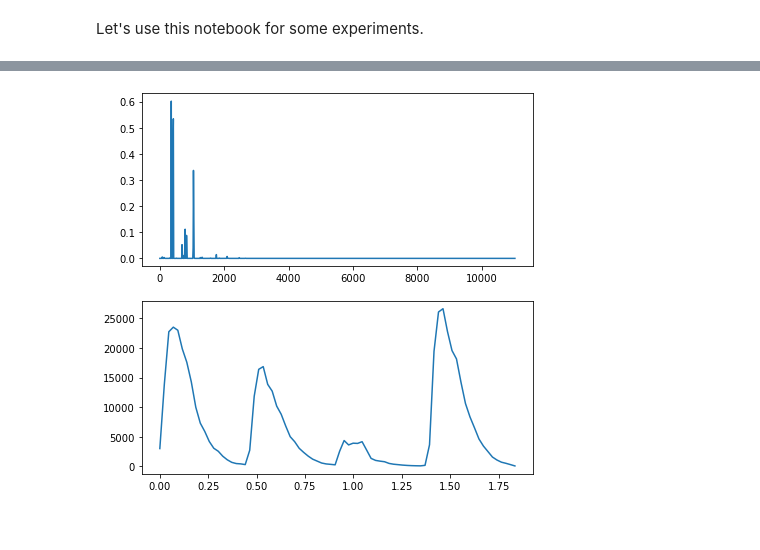
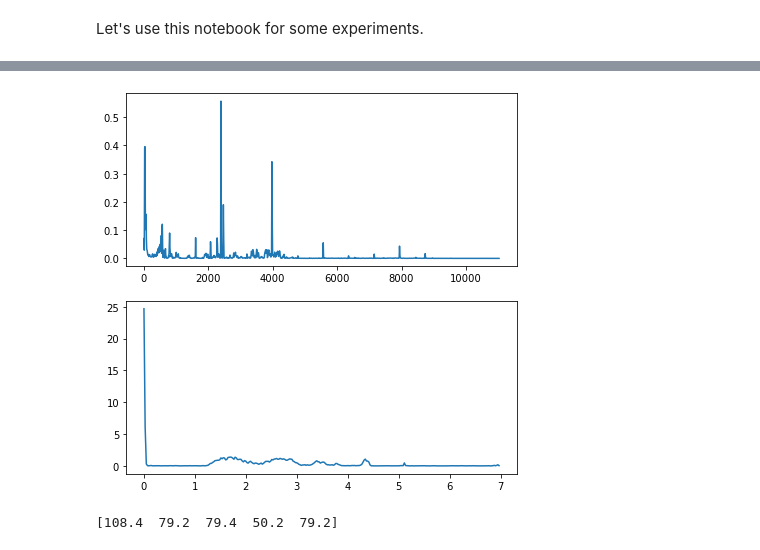
Before and after one commit to mariasoroka/StatisticalMachineLearning, a Jupyter notebook: test_notebook.ipynb, the cells around one changed output, grey strips where cells are left out. Cells and saved outputs as stored; diff of their text form; code cells hidden in the pictures.

Commit message:
pitch decoding

```diff
--- a/test_notebook.ipynb
+++ b/test_notebook.ipynb
@@ -4,13 +4,12 @@ Let's use this notebook for some experiments.
 from NMF import *
 %matplotlib inline
 # %%
-filename = './data/test.wav'
+filename = './data/G5.wav'
 ViolinRecording = Recording(filename)
 ViolinSpectrogram = ViolinRecording.compute_spectrogram()
 ViolinSpectrogram.visualize()
 ViolinSpectrogram.restore_recording("./data/exp.wav")
 matrix_to_factorize = NMF(ViolinSpectrogram.compute_matrix())
-# matrix_to_factorize = NMF(ViolinSpectrogram.spectrogram)
 W, H, WH = matrix_to_factorize.factorize_EM_IS(5, 500)
 C_matrices = matrix_to_factorize.wiener_reconstruction(W, H, WH)
 # %% [output]
@@ -30,9 +29,13 @@ new_spectrogram.restore_recording("./data/exp_note.wav")
 # %%
 fig = plt.figure(figsize=(7, 7))
 ax1 = fig.add_subplot(211)
-ax1.plot(ViolinSpectrogram.compute_frequencies_times()[0], W[:, 0])
+ax1.plot(ViolinSpectrogram.compute_frequencies_times()[0], W[:, 1])
 ax2 = fig.add_subplot(212)
-ax2.plot(ViolinSpectrogram.compute_frequencies_times()[1], H[0, :])
+ax2.plot(ViolinSpectrogram.compute_frequencies_times()[1], H[1, :])
 plt.show()
 # %% [output]
-[figure, old version]
+[figure, new version]
+# %%
+print(get_pitches(W, ViolinSpectrogram.compute_frequencies_times()[0])[0])
+# %% [output]
+[108.4  79.2  79.4  50.2  79.2]
```
Also changed, not shown: parts of 3 cells of this notebook, 1 other file.
